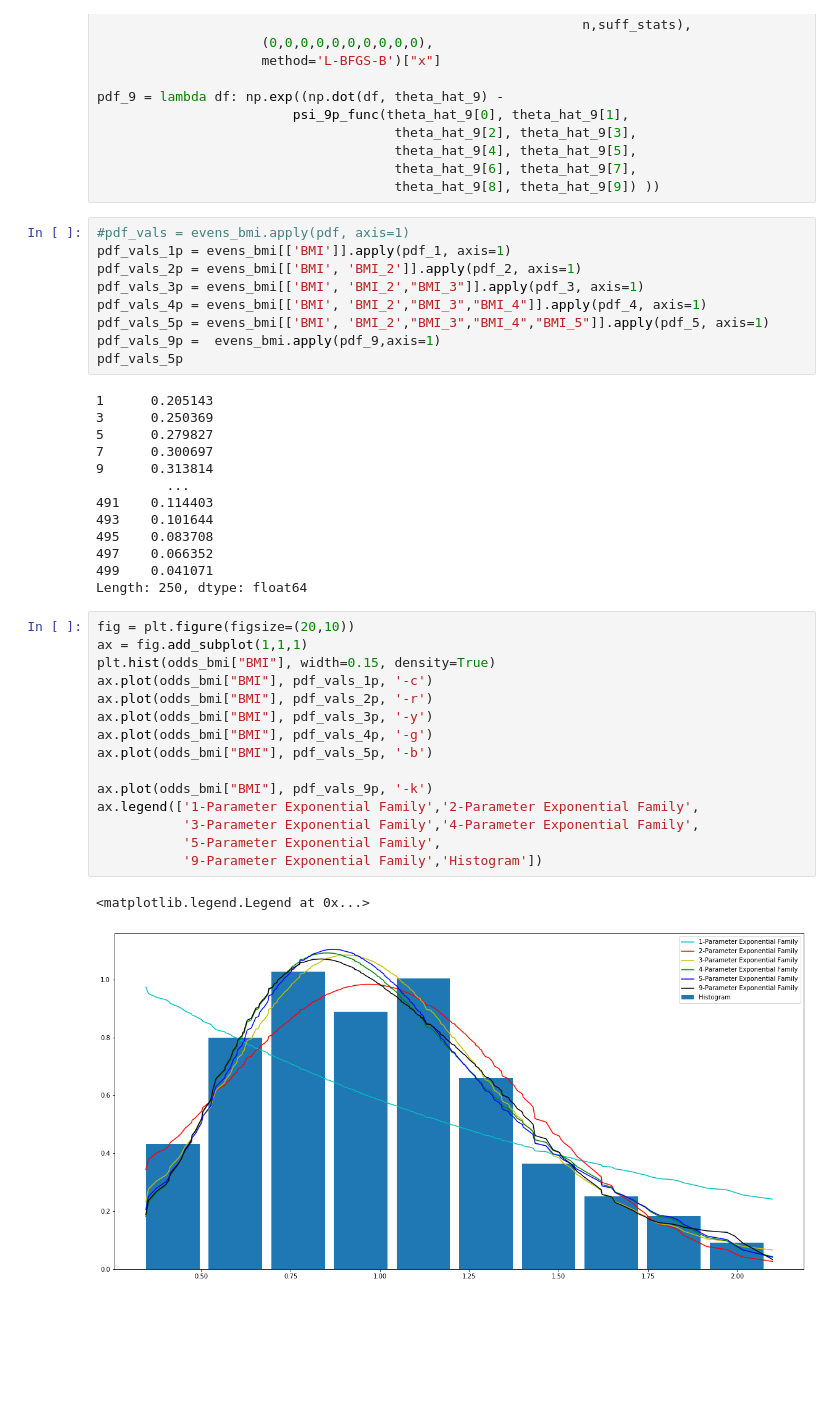
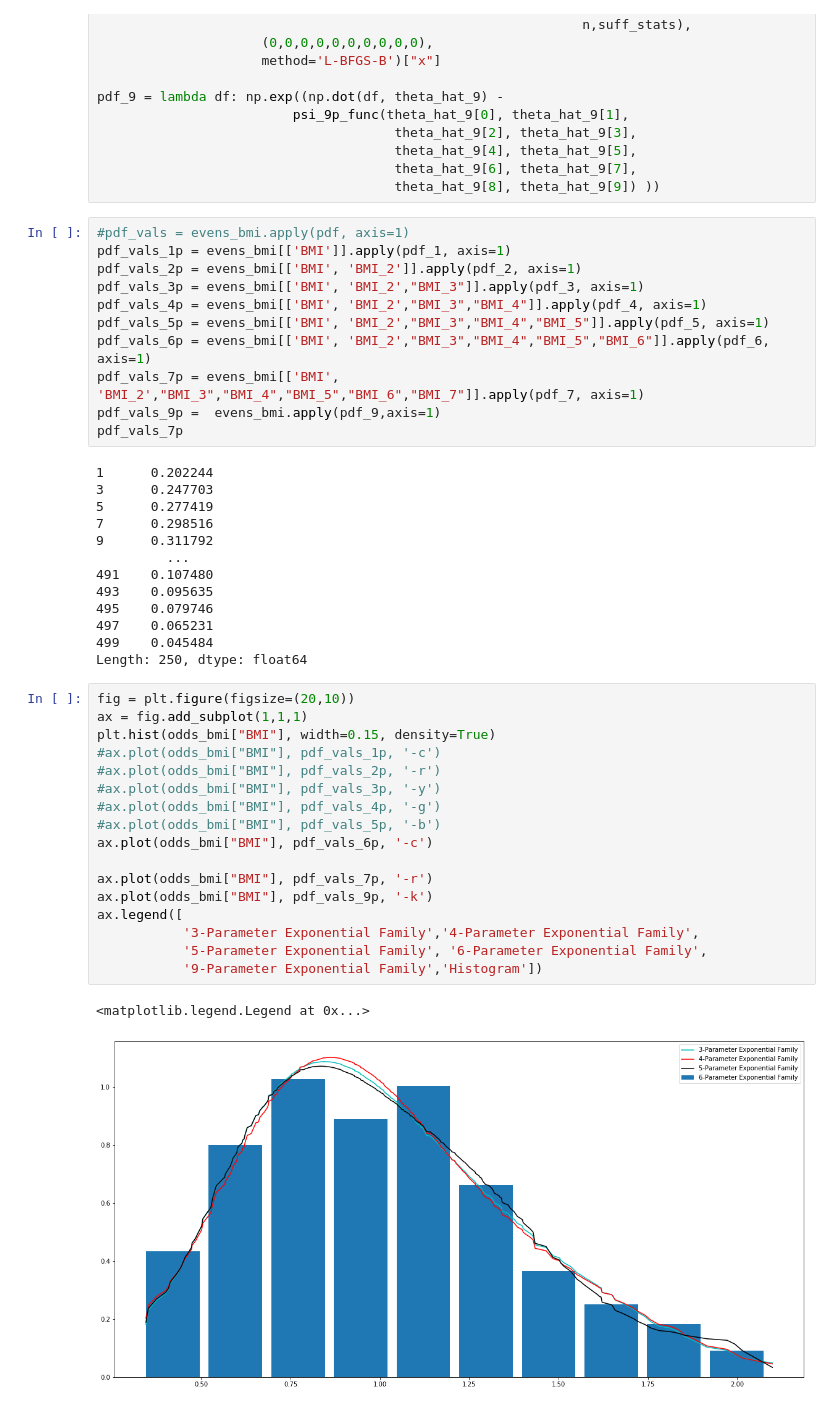
Before and after one commit to EiderDiaz/midterm_ds_is, a Jupyter notebook: final summer takehome/Q1_exponential families.ipynb, the cells around one changed output. Drawn from its saved outputs; the diff is of its cells as text; blank space fills up the shorter version.

```diff
--- a/final summer takehome/Q1_exponential families.ipynb
+++ b/final summer takehome/Q1_exponential families.ipynb
@@ -319,36 +446,40 @@ pdf_vals_2p = evens_bmi[['BMI', 'BMI_2']].apply(pdf_2, axis=1)
 pdf_vals_3p = evens_bmi[['BMI', 'BMI_2',"BMI_3"]].apply(pdf_3, axis=1)
 pdf_vals_4p = evens_bmi[['BMI', 'BMI_2',"BMI_3","BMI_4"]].apply(pdf_4, axis=1)
 pdf_vals_5p = evens_bmi[['BMI', 'BMI_2',"BMI_3","BMI_4","BMI_5"]].apply(pdf_5, axis=1)
+pdf_vals_6p = evens_bmi[['BMI', 'BMI_2',"BMI_3","BMI_4","BMI_5","BMI_6"]].apply(pdf_6, axis=1)
+pdf_vals_7p = evens_bmi[['BMI', 'BMI_2',"BMI_3","BMI_4","BMI_5","BMI_6","BMI_7"]].apply(pdf_7, axis=1)
 pdf_vals_9p =  evens_bmi.apply(pdf_9,axis=1)
-pdf_vals_5p
+pdf_vals_7p
 # %% [output]
-1      0.205143
-3      0.250369
-5      0.279827
-7      0.300697
-9      0.313814
+1      0.202244
+3      0.247703
+5      0.277419
+7      0.298516
+9      0.311792
          ...
-491    0.114403
-493    0.101644
-495    0.083708
-497    0.066352
-499    0.041071
+491    0.107480
+493    0.095635
+495    0.079746
+497    0.065231
+499    0.045484
 Length: 250, dtype: float64
 # %%
 fig = plt.figure(figsize=(20,10))
 ax = fig.add_subplot(1,1,1)
 plt.hist(odds_bmi["BMI"], width=0.15, density=True)
-ax.plot(odds_bmi["BMI"], pdf_vals_1p, '-c')
-ax.plot(odds_bmi["BMI"], pdf_vals_2p, '-r')
-ax.plot(odds_bmi["BMI"], pdf_vals_3p, '-y')
-ax.plot(odds_bmi["BMI"], pdf_vals_4p, '-g')
-ax.plot(odds_bmi["BMI"], pdf_vals_5p, '-b')
+#ax.plot(odds_bmi["BMI"], pdf_vals_1p, '-c')
+#ax.plot(odds_bmi["BMI"], pdf_vals_2p, '-r')
+#ax.plot(odds_bmi["BMI"], pdf_vals_3p, '-y')
+#ax.plot(odds_bmi["BMI"], pdf_vals_4p, '-g')
+#ax.plot(odds_bmi["BMI"], pdf_vals_5p, '-b')
+ax.plot(odds_bmi["BMI"], pdf_vals_6p, '-c')
 
+ax.plot(odds_bmi["BMI"], pdf_vals_7p, '-r')
 ax.plot(odds_bmi["BMI"], pdf_vals_9p, '-k')
-ax.legend(['1-Parameter Exponential Family','2-Parameter Exponential Family',
+ax.legend([
            '3-Parameter Exponential Family','4-Parameter Exponential Family',
-           '5-Parameter Exponential Family',
+           '5-Parameter Exponential Family', '6-Parameter Exponential Family',
            '9-Parameter Exponential Family','Histogram'])
 # %% [output]
 <matplotlib.legend.Legend at 0x...>
-[figure, old version]
+[figure, new version]
```
Also changed, not shown: parts of 6 cells of this notebook.
